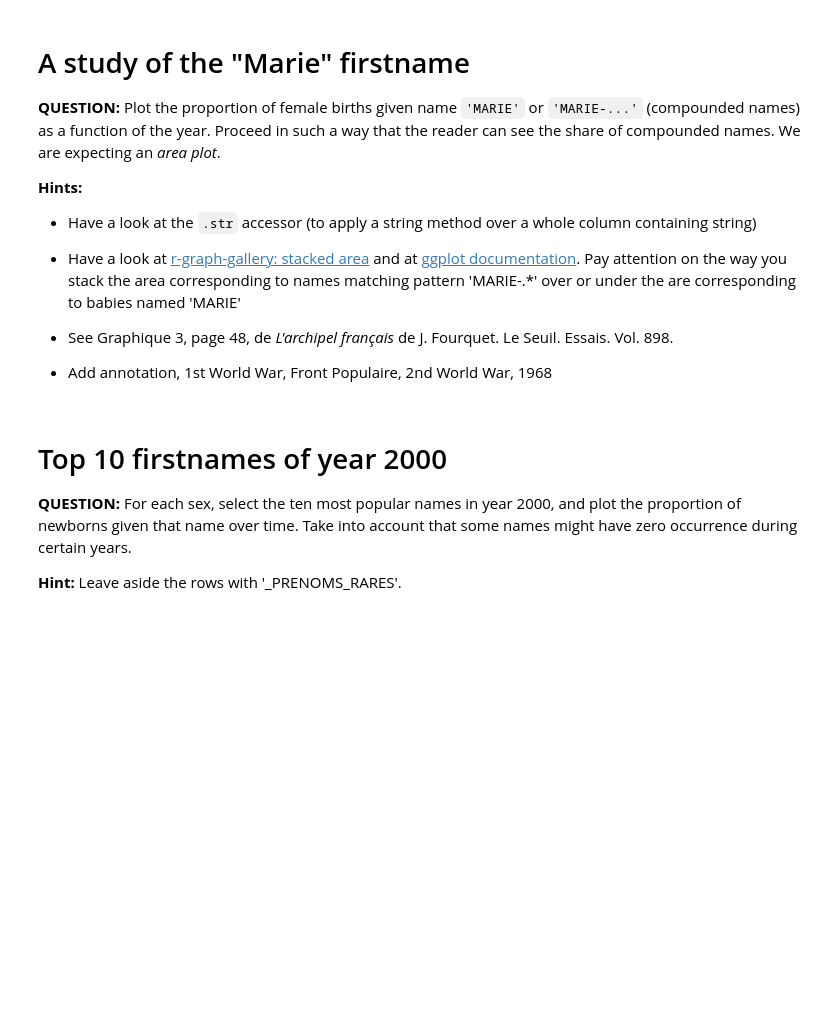
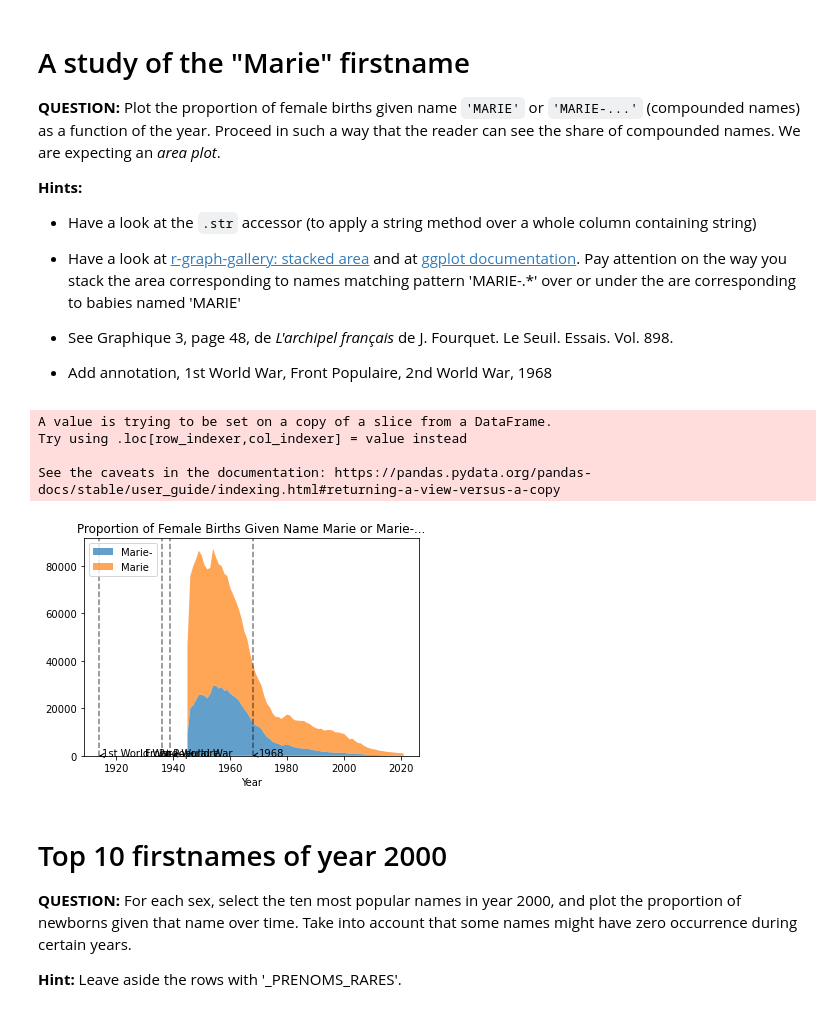
Before and after one commit to brnatvi/S8_DM_BigData, a Jupyter notebook: homework01- final .ipynb, the cells around one changed output. Drawn from its saved outputs; the diff is of its cells as text; code cells hidden in the pictures; blank space fills up the shorter version.

```diff
--- a/homework01- final .ipynb
+++ b/homework01- final .ipynb
@@ -1011,3 +1189,62 @@ at [ggplot documentation](https://ggplot2.tidyverse.org/reference/geom_ribbon.ht
+# %%
+# Filter the dataframe to only include female names
+df_female = df_total[df_total['gender'] == 'F']
+
+# Replace NaN values with empty string in 'firstname' column
+df_female['firstname'] = df_female['firstname'].fillna('')
+
+# Create boolean masks for 'MARIE' and 'MARIE-' names
+mask_marie = df_female['firstname'].str.contains('MARIE')
+mask_marie_compounded = df_female['firstname'].str.contains('MARIE-')
+
+# Compute the total number of female births for each year
+total_female_births = df_female.groupby('year')['count'].sum()
+
+# Compute the number of female births given the name 'MARIE' for each year
+marie_births = df_female[mask_marie].groupby('year')['count'].sum()
+
+# Compute the number of female births given a compounded name starting with 'MARIE-' for each year
+marie_compounded_births = df_female[mask_marie_compounded].groupby('year')['count'].sum()
+
+# Compute the proportion of female births given 'MARIE' or 'MARIE-' for each year
+marie_proportion = (marie_births + marie_compounded_births )  / total_female_births
+
+# Plot the data as a stacked area plot
+plt.stackplot(df_female['year'].unique(),
+              marie_compounded_births,
+              marie_births,
+              labels=['Marie-', 'Marie'],
+              alpha=0.7)
+
+# Add a legend
+plt.legend(loc='upper left')
+
+# Add x-axis labels and title
+plt.xlabel('Year')
+plt.title('Proportion of Female Births Given Name Marie or Marie-...')
+
+# Add annotations for major historical events
+plt.axvline(x=1914, color='black', linestyle='--', alpha=0.5)
+plt.annotate('1st World War', xy=(1914, 0.08), xytext=(1915, 0.15),
+             arrowprops=dict(facecolor='black', arrowstyle='->'))
+plt.axvline(x=1936, color='black', linestyle='--', alpha=0.5)
+plt.annotate('Front Populaire', xy=(1936, 0.07), xytext=(1930, 0.13),
+             arrowprops=dict(facecolor='black', arrowstyle='->'))
+plt.axvline(x=1939, color='black', linestyle='--', alpha=0.5)
+plt.annotate('2nd World War', xy=(1939, 0.1), xytext=(1935, 0.17),
+             arrowprops=dict(facecolor='black', arrowstyle='->'))
+plt.axvline(x=1968, color='black', linestyle='--', alpha=0.5)
+plt.annotate('1968', xy=(1968, 0.13), xytext=(1970, 0.2),
+             arrowprops=dict(facecolor='black', arrowstyle='->'))
+
+# Show the plot
+plt.show()
+# %% [output]
+A value is trying to be set on a copy of a slice from a DataFrame.
+Try using .loc[row_indexer,col_indexer] = value instead
+
+See the caveats in the documentation: https://pandas.pydata.org/pandas-docs/stable/user_guide/indexing.html#returning-a-view-versus-a-copy
+[figure, added]
 # %% [markdown]
 # Top 10 firstnames of year 2000
 
```
Also changed, not shown: parts of 18 cells of this notebook.
